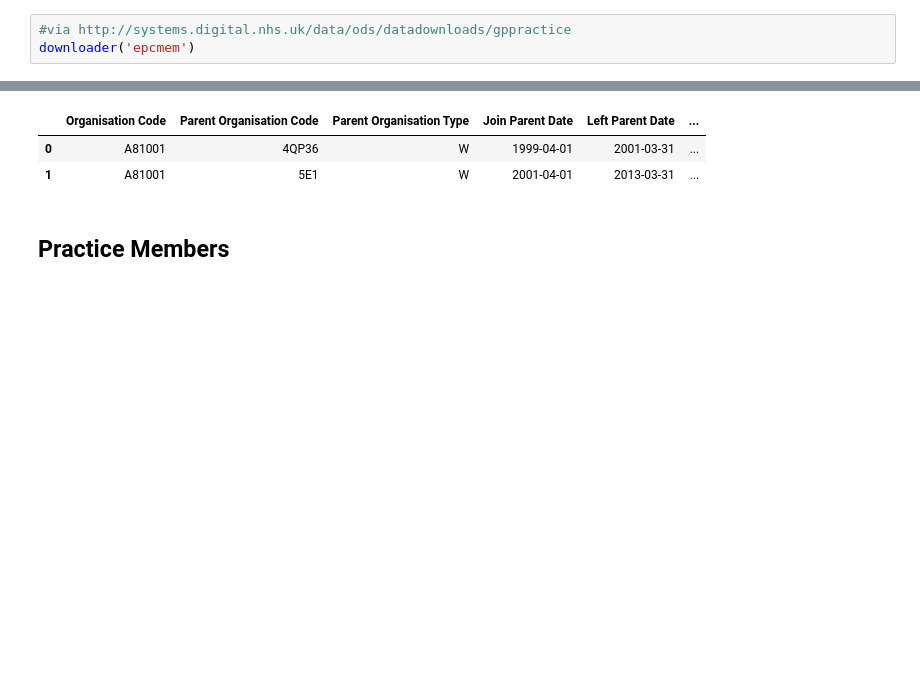
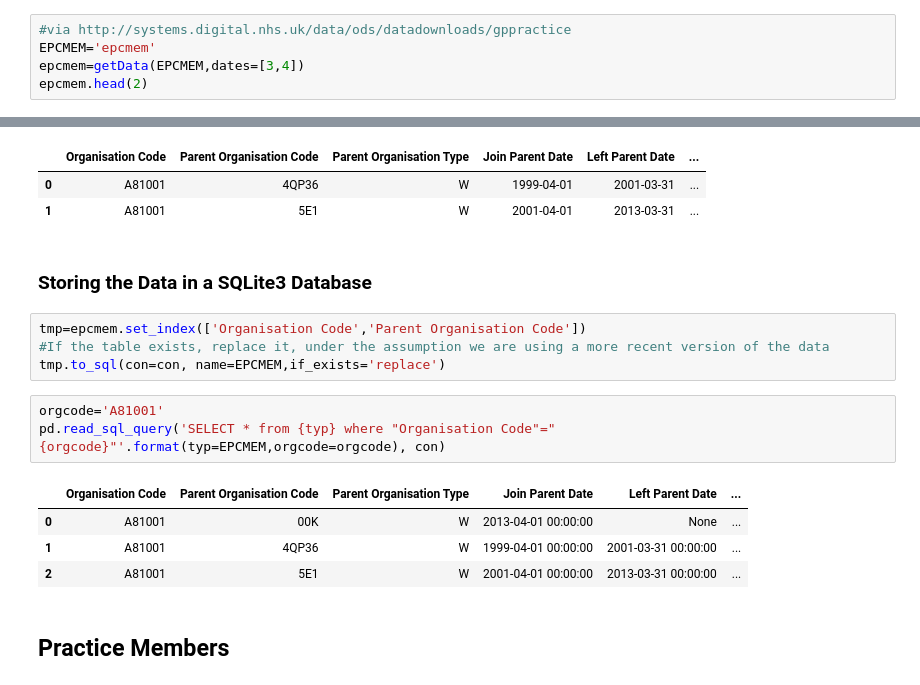
Before and after one commit to psychemedia/openHealthDataDoodles, a Jupyter notebook: notebooks/NHS and GP Administrative Data.ipynb, the cells around one changed output, grey strips where cells are left out. Drawn from its saved outputs; the diff is of its cells as text; blank space fills up the shorter version.

```diff
--- a/notebooks/NHS and GP Administrative Data.ipynb
+++ b/notebooks/NHS and GP Administrative Data.ipynb
@@ -271,5 +272,7 @@ pd.read_sql_query(q.format(ccg), con)
 ## Practices in a CCG - epcmem
 # %%
 #via http://systems.digital.nhs.uk/data/ods/datadownloads/gppractice
-downloader('epcmem')
+EPCMEM='epcmem'
+epcmem=getData(EPCMEM,dates=[3,4])
+epcmem.head(2)
 # %% [output]
@@ -306,5 +303,19 @@ epcmem.head(2)
 |  | Organisation Code | Parent Organisation Code | Parent Organisation Type | Join Parent Date | Left Parent Date | ... |
 | 0 | A81001 | 4QP36 | W | 1999-04-01 | 2001-03-31 | ... |
 | 1 | A81001 | 5E1 | W | 2001-04-01 | 2013-03-31 | ... |
+# %% [markdown]
+### Storing the Data in a SQLite3 Database
+# %%
+tmp=epcmem.set_index(['Organisation Code','Parent Organisation Code'])
+#If the table exists, replace it, under the assumption we are using a more recent version of the data
+tmp.to_sql(con=con, name=EPCMEM,if_exists='replace')
+# %%
+orgcode='A81001'
+pd.read_sql_query('SELECT * from {typ} where "Organisation Code"="{orgcode}"'.format(typ=EPCMEM,orgcode=orgcode), con)
+# %% [output]
+|  | Organisation Code | Parent Organisation Code | Parent Organisation Type | Join Parent Date | Left Parent Date | ... |
+| 0 | A81001 | 00K | W | 2013-04-01 00:00:00 | None | ... |
+| 1 | A81001 | 4QP36 | W | 1999-04-01 00:00:00 | 2001-03-31 00:00:00 | ... |
+| 2 | A81001 | 5E1 | W | 2001-04-01 00:00:00 | 2013-03-31 00:00:00 | ... |
 # %% [markdown]
 ## Practice Members
```
Also changed, not shown: parts of 37 cells of this notebook, 1 other file.
